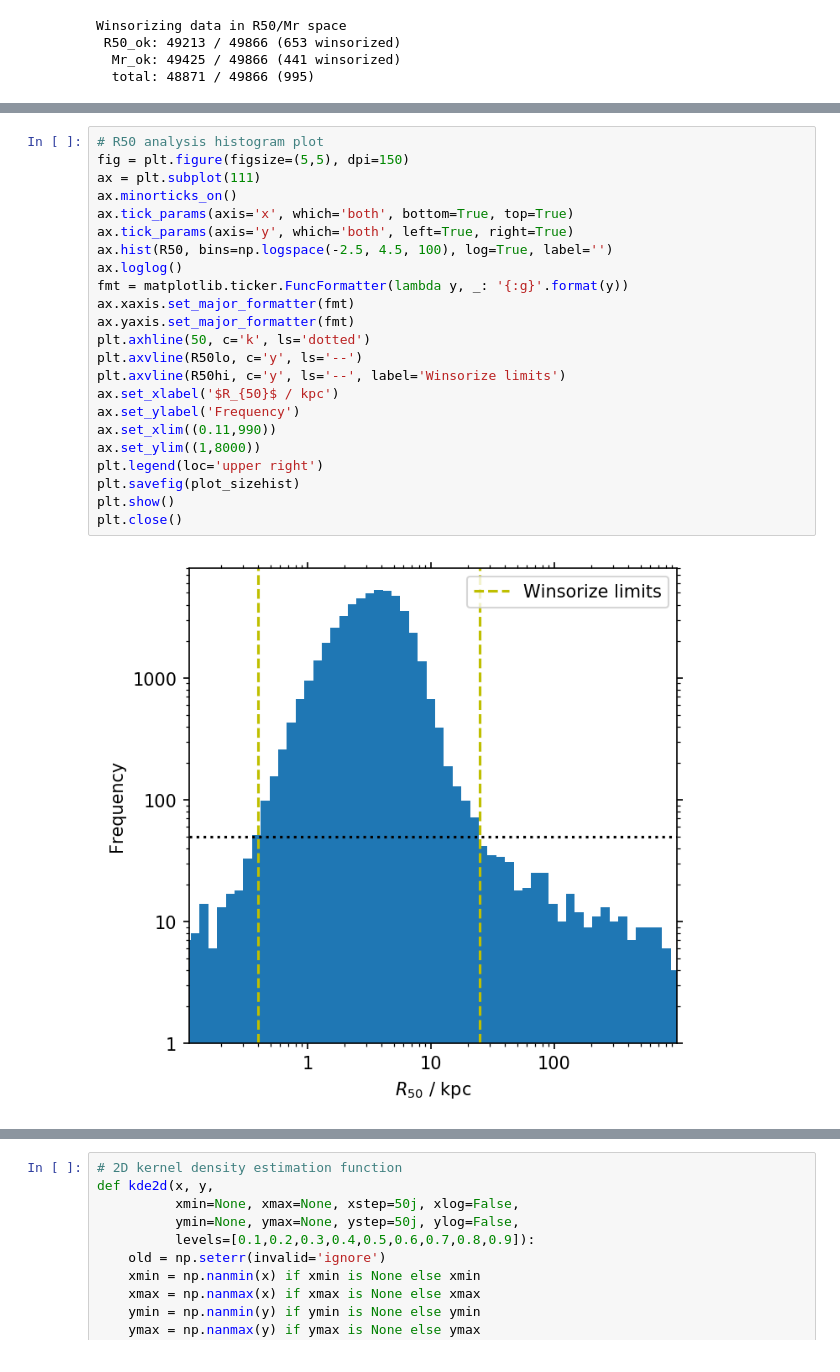
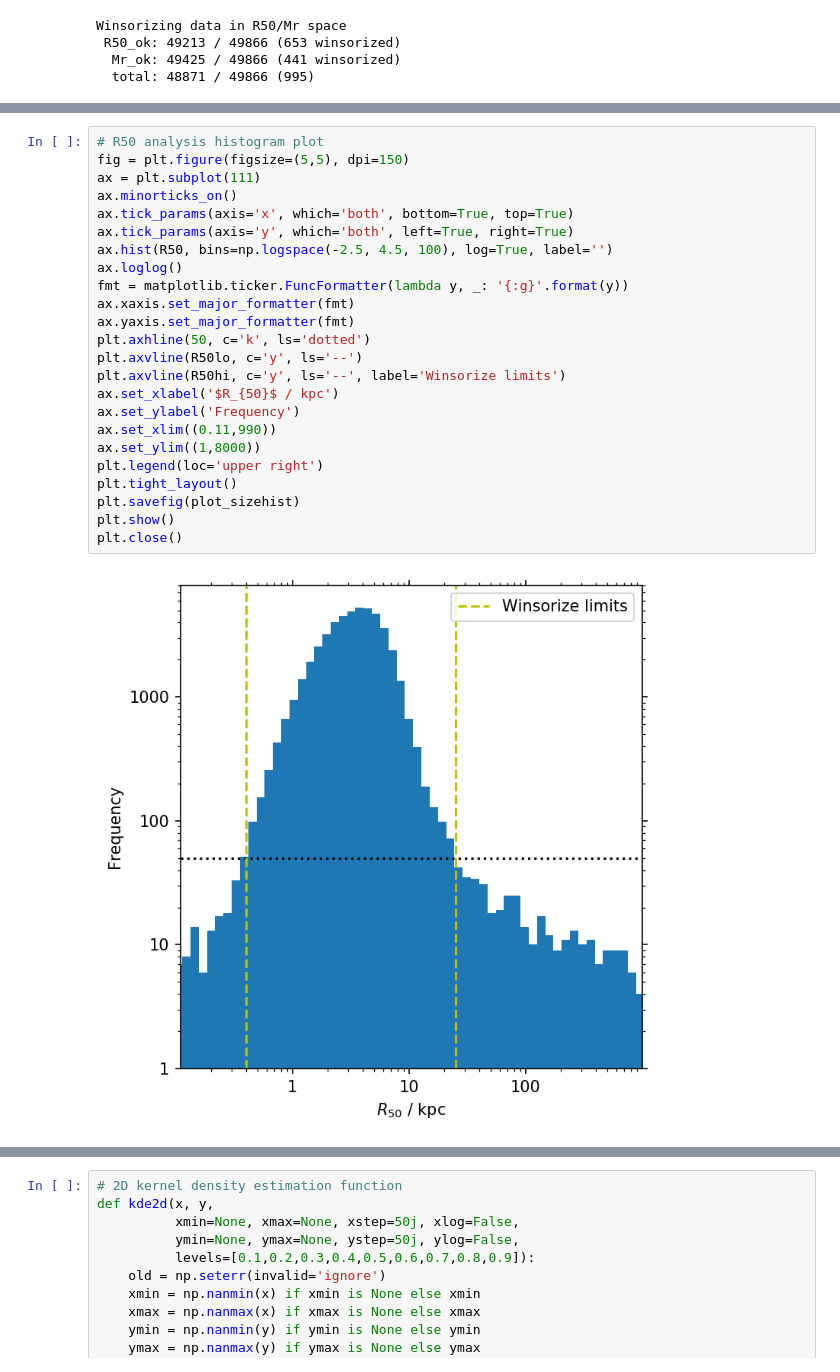
Before and after one commit to leeskelvin/gamakidsgz, a Jupyter notebook: outputs/debiasing/debiasing.ipynb, the cells around one changed output, grey strips where cells are left out. Drawn from its saved outputs; the diff is of its cells as text.

```diff
--- a/outputs/debiasing/debiasing.ipynb
+++ b/outputs/debiasing/debiasing.ipynb
@@ -234,28 +235,29 @@ plt.close()
 # %%
 # R50 analysis histogram plot
 fig = plt.figure(figsize=(5,5), dpi=150)
 ax = plt.subplot(111)
 ax.minorticks_on()
 ax.tick_params(axis='x', which='both', bottom=True, top=True)
 ax.tick_params(axis='y', which='both', left=True, right=True)
 ax.hist(R50, bins=np.logspace(-2.5, 4.5, 100), log=True, label='')
 ax.loglog()
 fmt = matplotlib.ticker.FuncFormatter(lambda y, _: '{:g}'.format(y))
 ax.xaxis.set_major_formatter(fmt)
 ax.yaxis.set_major_formatter(fmt)
 plt.axhline(50, c='k', ls='dotted')
 plt.axvline(R50lo, c='y', ls='--')
 plt.axvline(R50hi, c='y', ls='--', label='Winsorize limits')
 ax.set_xlabel('$R_{50}$ / kpc')
 ax.set_ylabel('Frequency')
 ax.set_xlim((0.11,990))
 ax.set_ylim((1,8000))
 plt.legend(loc='upper right')
+plt.tight_layout()
 plt.savefig(plot_sizehist)
 plt.show()
 plt.close()
 # %% [output]
-[figure, old version]
+[figure, new version]
 # %%
 # Mr analysis density plot
 fig = plt.figure(figsize=(5,5), dpi=150)
```
Also changed, not shown: parts of 6 cells of this notebook, 5 other files.
